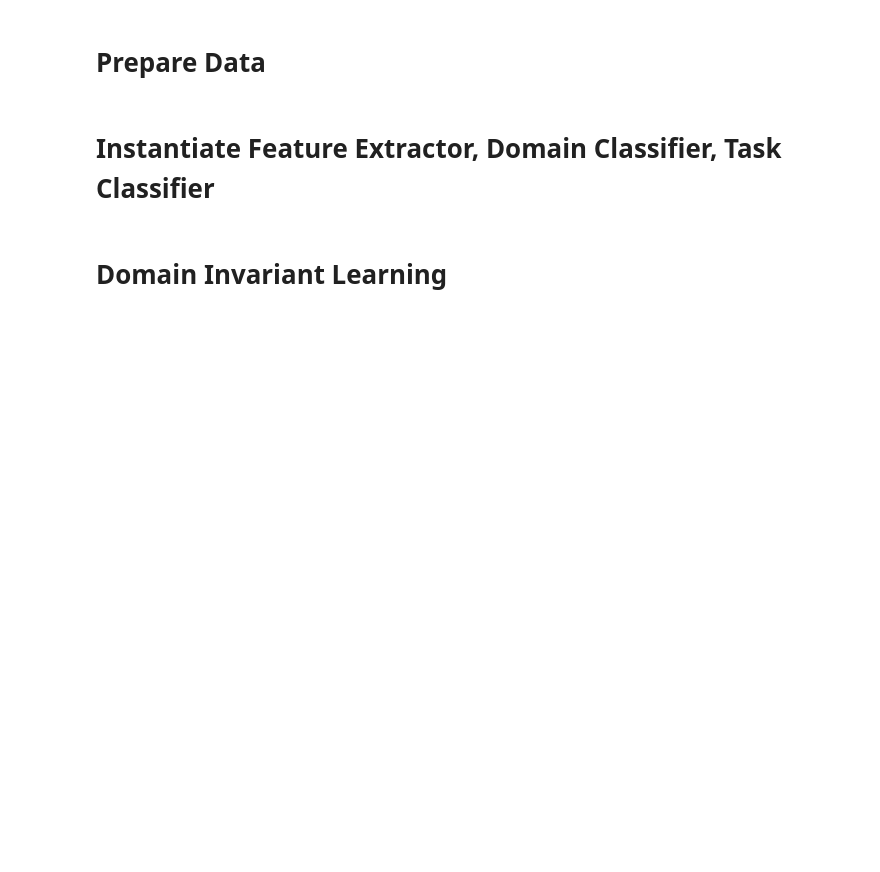
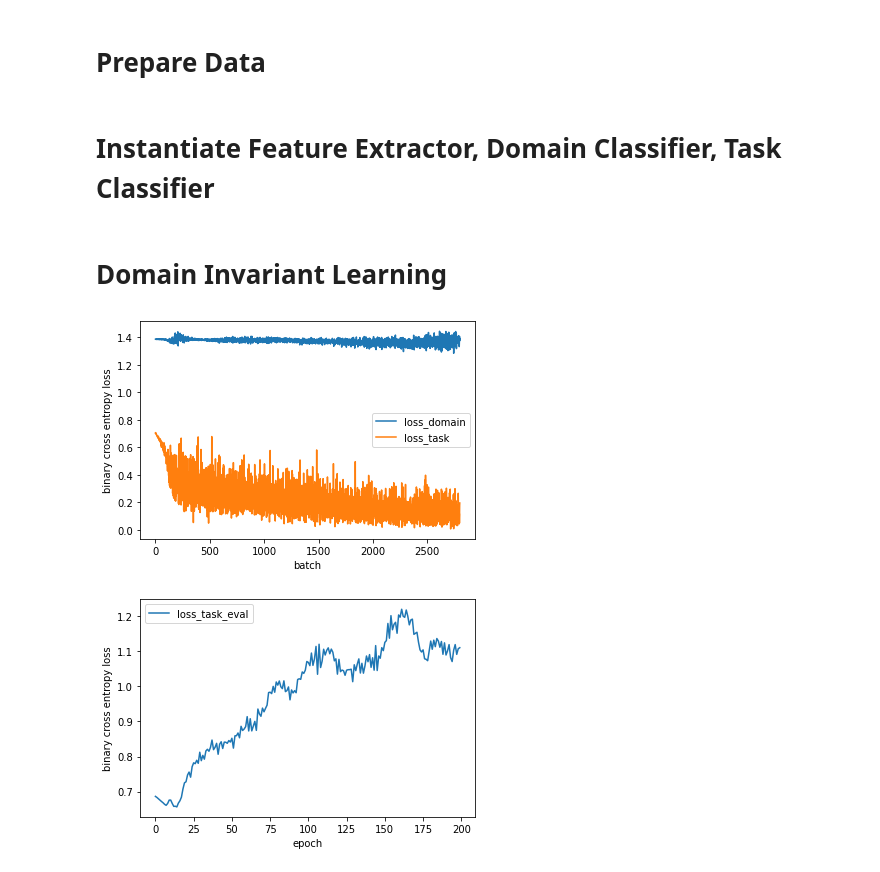
Before and after one commit to oh-yu/domain-invariant-learning, a Jupyter notebook: ecodataset_rnn_overlapwindow.ipynb, the cells around one changed output. Saved outputs shown, nothing was run; the diff lists cells and outputs as text; code cells hidden in the pictures; blank space fills up the shorter version.

```diff
--- a/ecodataset_rnn_overlapwindow.ipynb
+++ b/ecodataset_rnn_overlapwindow.ipynb
@@ -31,6 +31,11 @@ train_target_X, _, test_target_X, train_target_y_task, _, test_target_y_task = u
 # %%
 source_loader, target_loader, train_source_y_task, train_source_X, train_target_X, train_target_y_task = utils.get_loader(train_source_X, train_target_X, train_source_y_task, train_target_y_task)
 # TODO: Update utils.get_loader's docstring
+
+test_target_X = torch.tensor(test_target_X, dtype=torch.float32)
+test_target_y_task = torch.tensor(test_target_y_task, dtype=torch.float32)
+test_target_X = test_target_X.to(device)
+test_target_y_task = test_target_y_task.to(device)
 # %% [markdown]
 # Instantiate Feature Extractor, Domain Classifier, Task Classifier
 # %%
@@ -38,7 +43,7 @@ hidden_size = 10
 num_domains = 1
 num_classes = 1
 
-feature_extractor = utils.ManyToOneRNN(input_size=train_source_X.shape[2], hidden_size=hidden_size, num_layers=3).to(device)
+feature_extractor = utils.ManyToOneRNN(input_size=train_source_X.shape[2], hidden_size=hidden_size, num_layers=1).to(device)
 domain_classifier = utils.Decoder(input_size=hidden_size, output_size=num_domains).to(device)
 task_classifier = utils.Decoder(input_size=hidden_size, output_size=num_classes).to(device)
 # %%
@@ -50,3 +55,12 @@ domain_optimizer = optim.Adam(domain_classifier.parameters(), lr=learning_rate)
 task_optimizer = optim.Adam(task_classifier.parameters(), lr=learning_rate)
 # %% [markdown]
 # Domain Invariant Learning
+# %%
+num_epochs = 200
+# %%
+feature_extractor, task_classifier = utils.fit(source_loader, target_loader, test_target_X, test_target_y_task,
+                                               feature_extractor, domain_classifier, task_classifier, criterion,
+                                               feature_optimizer, domain_optimizer, task_optimizer, num_epochs=num_epochs, is_timeseries=False)
+# %% [output]
+[figure, added]
+[figure, added]
```
Also changed, not shown: 1 other file.
